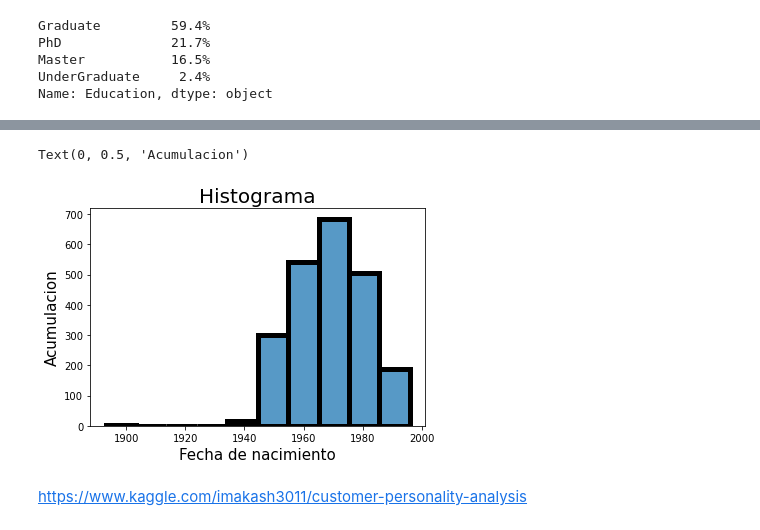
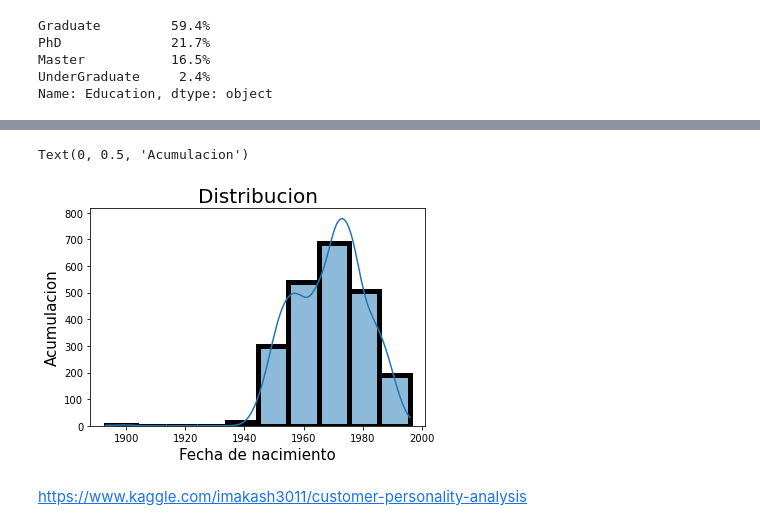
Before and after one commit to joseluistello/Python--, a Jupyter notebook: Data-Analysis-Python/Customer Analysis.ipynb, the cells around one changed output, grey strips where cells are left out. Saved outputs shown, nothing was run; the diff lists cells and outputs as text; code cells hidden in the pictures.

```diff
--- a/Data-Analysis-Python/Customer Analysis.ipynb
+++ b/Data-Analysis-Python/Customer Analysis.ipynb
@@ -110,16 +136,16 @@ Name: Education, dtype: object
 # %%
 NacimientoHist = sns.histplot(
             df,
             x="Year_Birth",
             bins=10,
             linewidth=5,
-            kde = False)
+            kde = True)
 
-NacimientoHist.set_title("Histograma", fontsize = 20)
+NacimientoHist.set_title("Distribucion", fontsize = 20)
 NacimientoHist.set_xlabel("Fecha de nacimiento", fontsize = 15)
 NacimientoHist.set_ylabel("Acumulacion", fontsize = 15)
 # %% [output]
 Text(0, 0.5, 'Acumulacion')
-[figure, old version]
+[figure, new version]
 # %% [markdown]
 https://www.kaggle.com/imakash3011/customer-personality-analysis
```
Also changed, not shown: parts of 3 cells of this notebook.
